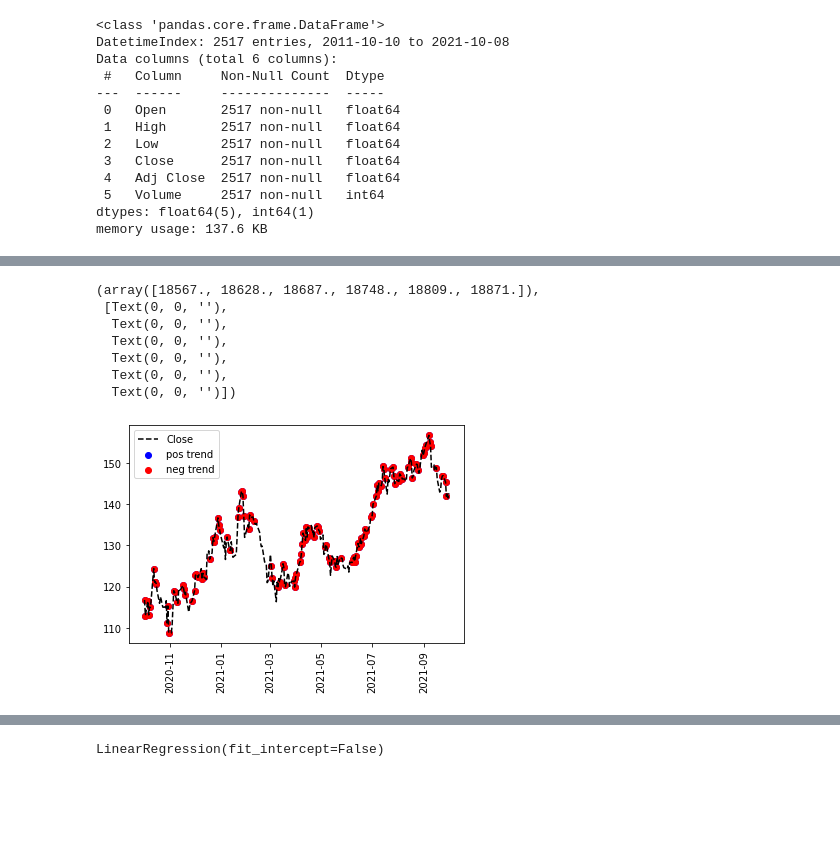
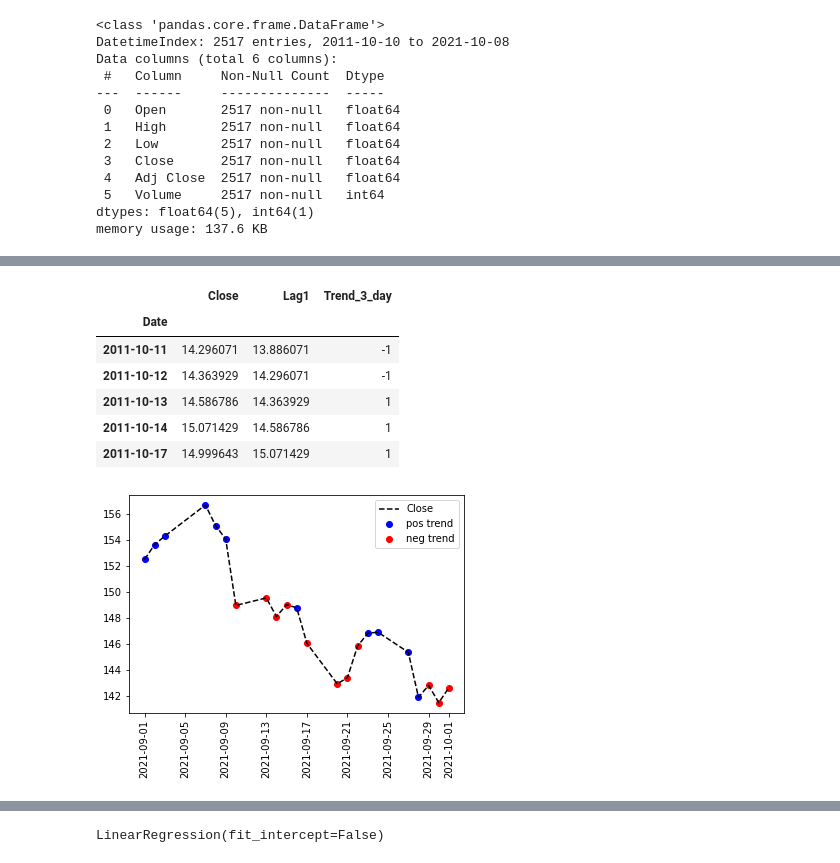
Before and after one commit to jorisp/tradingnotebooks, a Jupyter notebook: AAPL_regression.ipynb, the cells around one changed output, grey strips where cells are left out. Cells and saved outputs as stored; diff of their text form; code cells hidden in the pictures; blank space fills up the shorter version.

```diff
--- a/AAPL_regression.ipynb
+++ b/AAPL_regression.ipynb
@@ -39,35 +43,38 @@ data['Min2Trend'] = np.where(data['Lag2'] - data['Lag3']>0,1,-1)
 data['Min3Trend'] = np.where(data['Lag3'] - data['Lag4']>0,1,-1)
 data['Trend_3_day'] = np.where(data['Min1Trend']+data['Min2Trend']+data['Min3Trend']>0,1,-1)
 
+#data.head(5)
+
 traindata = data[['Close','Lag1','Trend_3_day']]
 traindata.dropna(inplace=True)
-traindata.head(10)
+traindata.head(5)
 
-#traindata.plot(y='Close', figsize=(10,6))
-
-traindata.to_csv('data/aapl_features.csv')
+#traindata.to_csv('data/aapl_features.csv')
+# %% [output]
+|  | Close | Lag1 | Trend_3_day |
+| Date |  |  |  |
+| 2011-10-11 | 14.296071 | 13.886071 | -1 |
+| 2011-10-12 | 14.363929 | 14.296071 | -1 |
+| 2011-10-13 | 14.586786 | 14.363929 | 1 |
+| 2011-10-14 | 15.071429 | 14.586786 | 1 |
+| 2011-10-17 | 14.999643 | 15.071429 | 1 |
 # %%
-start_date = '2020-10-01'
+start_date = '2021-9-01'
 end_date = '2021-10-01'
 if not 'Date' in traindata.columns:
     traindata.insert(loc=0,column='Date',value=pd.to_datetime(traindata.index))
 
+
 plt.plot('Date','Close','k--',data=(traindata.loc[pd.to_datetime(traindata.Date).between(start_date,end_date)]))
 
-plt.scatter('Date','Close',color='b',label='pos trend',data=(
-    traindata.loc[traindata.Trend_3_day == 1 & pd.to_datetime(traindata.Date).between(start_date,end_date)]))
+plt.scatter('Date','Close',color='b',label='pos trend',data=(#
+    traindata.loc[(traindata.Trend_3_day == 1) & (pd.to_datetime(traindata.Date).between(start_date,end_date))]))
 
-#plt.scatter('Date','Close',color='r',label='neg trend',data=(
-#    traindata.loc[traindata.Trend_3_day == -1 & pd.to_datetime(traindata.Date).between(start_date,end_date)]))
+plt.scatter('Date','Close',color='r',label='neg trend',data=(
+    traindata.loc[(traindata.Trend_3_day == -1) & (pd.to_datetime(traindata.Date).between(start_date,end_date))]))
 
 plt.legend()
 plt.xticks(rotation=90)
+plt.show()
 # %% [output]
-(array([18567., 18628., 18687., 18748., 18809., 18871.]),
- [Text(0, 0, ''),
-  Text(0, 0, ''),
-  Text(0, 0, ''),
-  Text(0, 0, ''),
-  Text(0, 0, ''),
-  Text(0, 0, '')])
-[figure, old version]
+[figure, new version]
```
Also changed, not shown: parts of 5 cells of this notebook.
